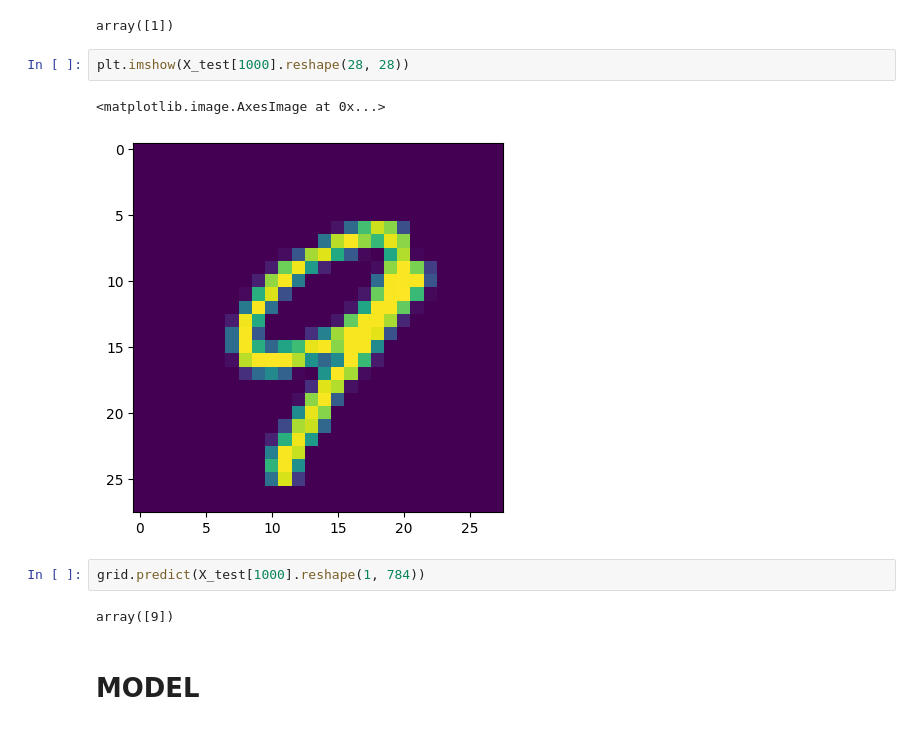
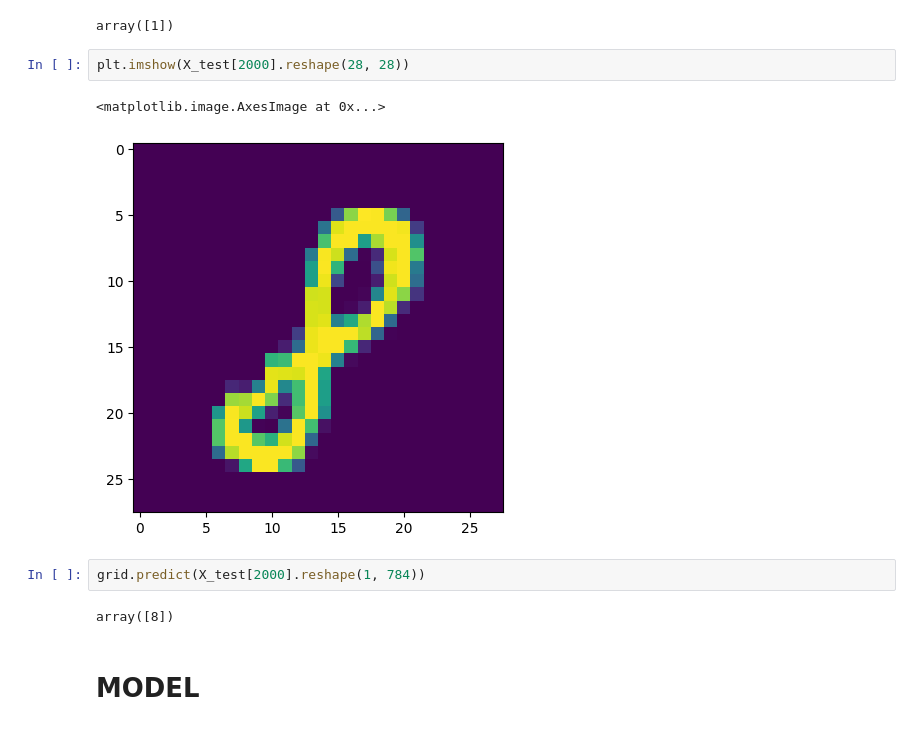
Before and after one commit to Geeky-Rajiv27/Machine_learning, a Jupyter notebook: 05_DecisionTree/Devanagari/digitclassfier.ipynb, the cells around one changed output. Cells and saved outputs as stored; diff of their text form.

```diff
--- a/05_DecisionTree/Devanagari/digitclassfier.ipynb
+++ b/05_DecisionTree/Devanagari/digitclassfier.ipynb
@@ -117,14 +121,14 @@ grid.predict(X_test[100].reshape(1, 784))
 # %% [output]
 array([1])
 # %%
-plt.imshow(X_test[1000].reshape(28, 28))
+plt.imshow(X_test[2000].reshape(28, 28))
 # %% [output]
 <matplotlib.image.AxesImage at 0x...>
-[figure, old version]
+[figure, new version]
 # %%
-grid.predict(X_test[1000].reshape(1, 784))
+grid.predict(X_test[2000].reshape(1, 784))
 # %% [output]
-array([9])
+array([8])
 # %% [markdown]
 # MODEL
 # %%
```
Also changed, not shown: parts of 11 cells of this notebook, 19 other files.
